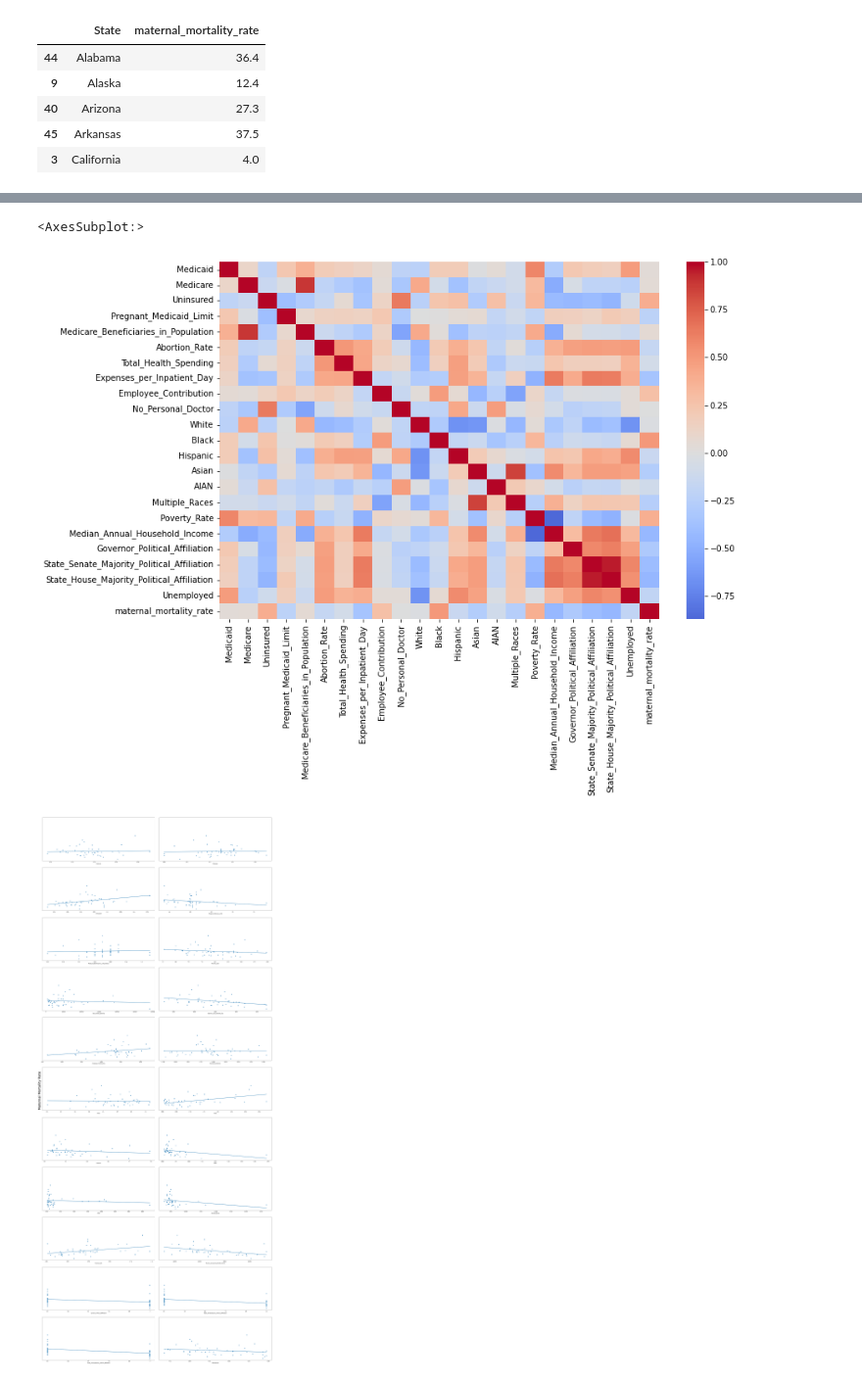
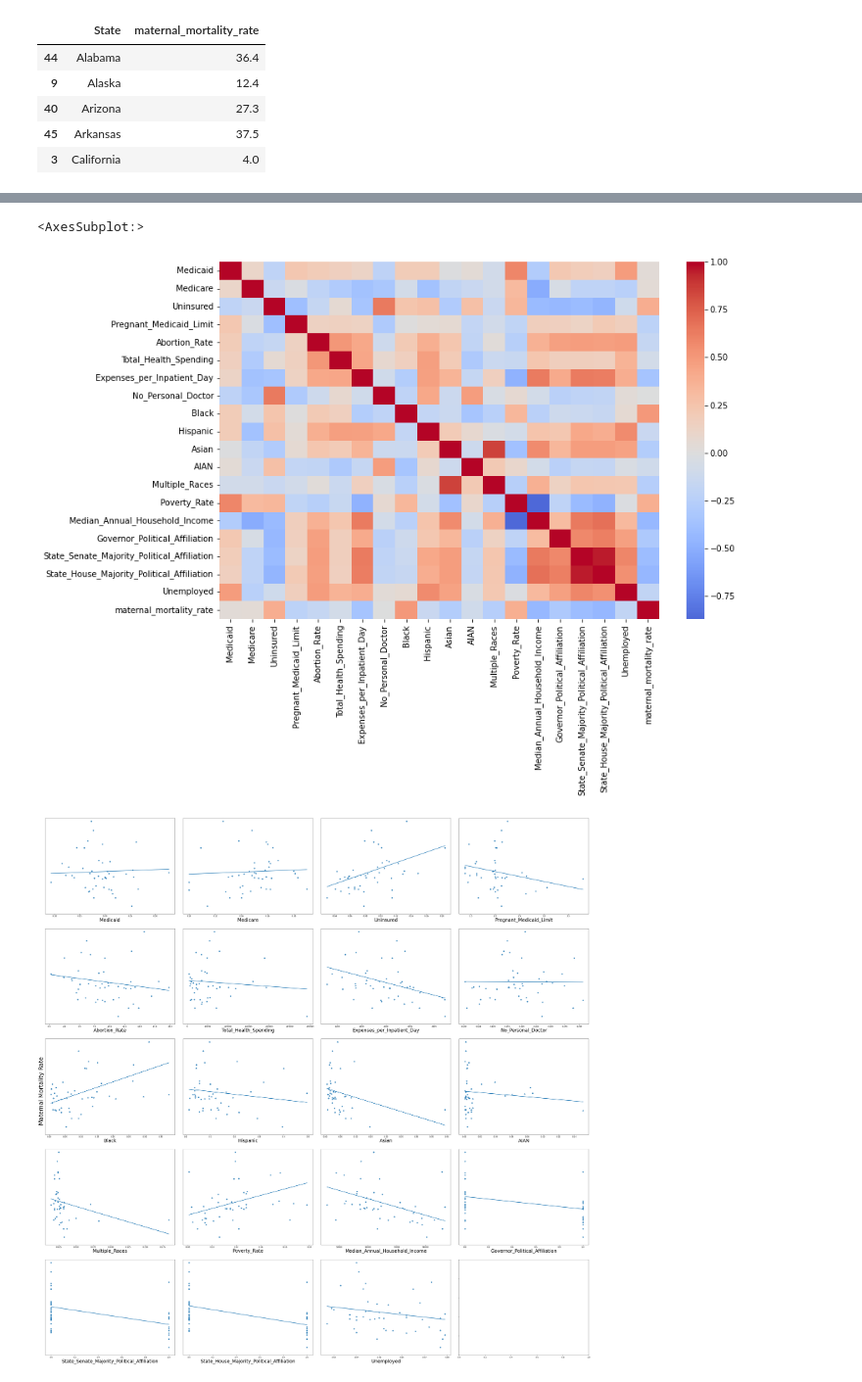
Before and after one commit to esalamon17/Maternal-Mortality-Data-Analysis, a Jupyter notebook: maternal_health.ipynb, the cells around one changed output, grey strips where cells are left out. Shown at 98% size. Drawn from its saved outputs; the diff is of its cells as text; code cells hidden in the pictures.

```diff
--- a/maternal_health.ipynb
+++ b/maternal_health.ipynb
@@ -86,6 +81,7 @@ new_col_names = ['State',
  'Unemployed']
 # %%
 final_df.columns = new_col_names
-final_df.drop(columns = ['Total_Population'], inplace = True)
+#drop columns we don't want
+final_df.drop(columns = ['Total_Population', 'Medicare_Beneficiaries_in_Population', 'Employee_Contribution', 'White'], inplace = True)
 final_df.head()
 # %% [output]
@@ -99,9 +94,10 @@ final_df.head()
 # %%
-percent_cols = ['Medicaid', 'Medicare', 'Uninsured', 'Pregnant_Medicaid_Limit',
-                'Medicare_Beneficiaries_in_Population', 'No_Personal_Doctor',
-                'White','Black', 'Hispanic', 'Asian', 'AIAN', 'Multiple_Races', 'Poverty_Rate',
+#columns currently represented as percents
+percent_cols = ['Medicaid', 'Medicare', 'Uninsured', 'Pregnant_Medicaid_Limit', 'No_Personal_Doctor',
+                'Black', 'Hispanic', 'Asian', 'AIAN', 'Multiple_Races', 'Poverty_Rate',
                 'Unemployed']
-dollar_cols = ['Total_Health_Spending', 'Expenses_per_Inpatient_Day', 'Employee_Contribution', 'Median_Annual_Household_Income']
+#columns currently represented as dollars
+dollar_cols = ['Total_Health_Spending', 'Expenses_per_Inpatient_Day', 'Median_Annual_Household_Income']
 # %%
 for pc in percent_cols:
     final_df[pc] = final_df[pc].str.rstrip('%').astype('float') / 100.0
@@ -180,14 +175,15 @@ predictors  = merged_df.drop(columns = ['State', 'maternal_mortality_rate']).col
 sns.heatmap(merged_df.drop(columns = ['State']).corr(), center=0, cmap='coolwarm')
 # %% [output]
 <AxesSubplot:>
-[figure, old version]
+[figure, new version]
 # %%
-fig, ax = plt.subplots(11,2, figsize = (30,70), sharey = True)
-for i, ax in zip(range(22), ax.flat):
+fig, ax = plt.subplots(5,4, figsize = (40,40), sharey = True)
+for i, ax in zip(range(19), ax.flat):
     sns.regplot(x = predictors[i], y = 'maternal_mortality_rate', data = merged_df, ax = ax, ci = None)
-    ax.set_ylim([0,100])
+    ax.set_xlabel(predictors[i], fontsize = 24)
+    ax.set_ylim([0,50])
     ax.axes.yaxis.set_visible(False)
 plt.tight_layout(pad = 3)
 fig.text(0, 0.5, 'Maternal Mortality Rate', va='center', rotation='vertical', fontsize = 30);
 # %% [output]
-[figure, old version]
+[figure, new version]
```
Also changed, not shown: parts of 28 cells of this notebook, 7 other files.
